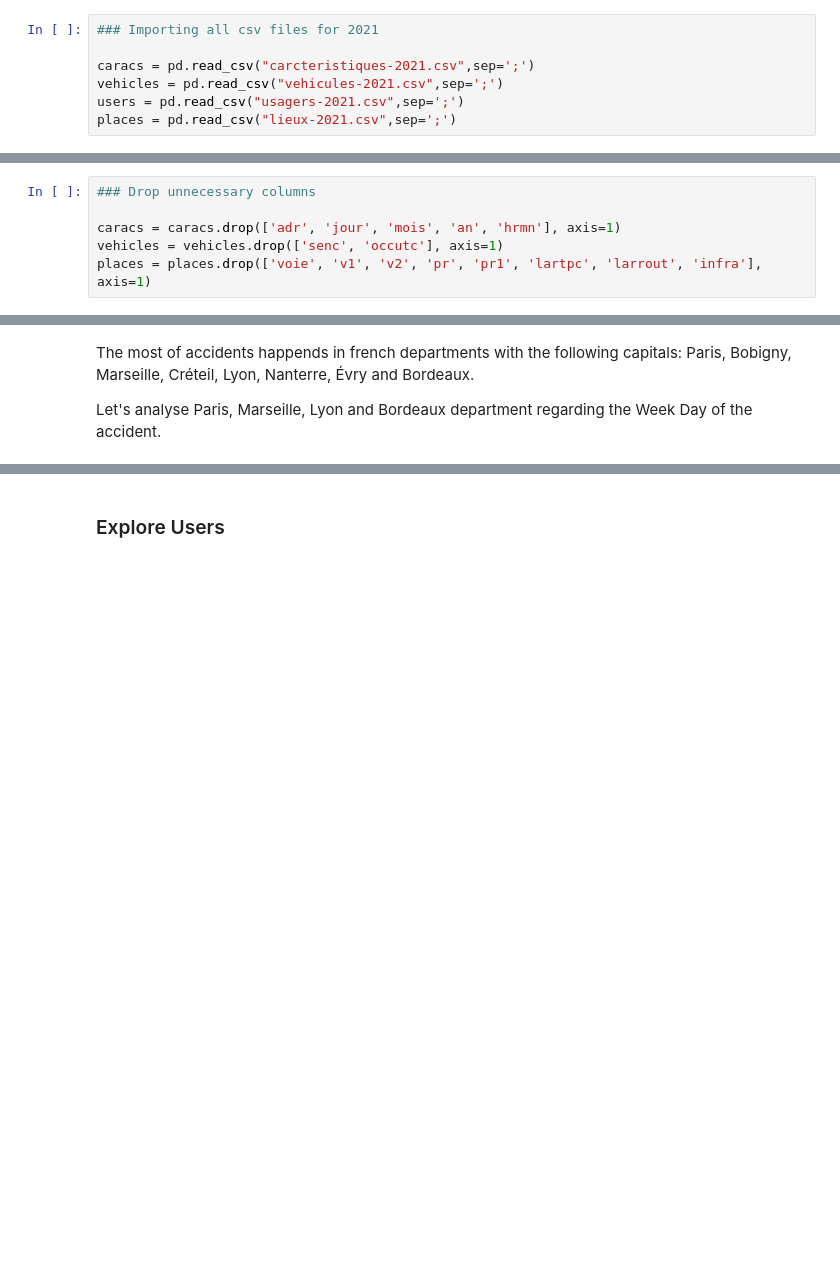
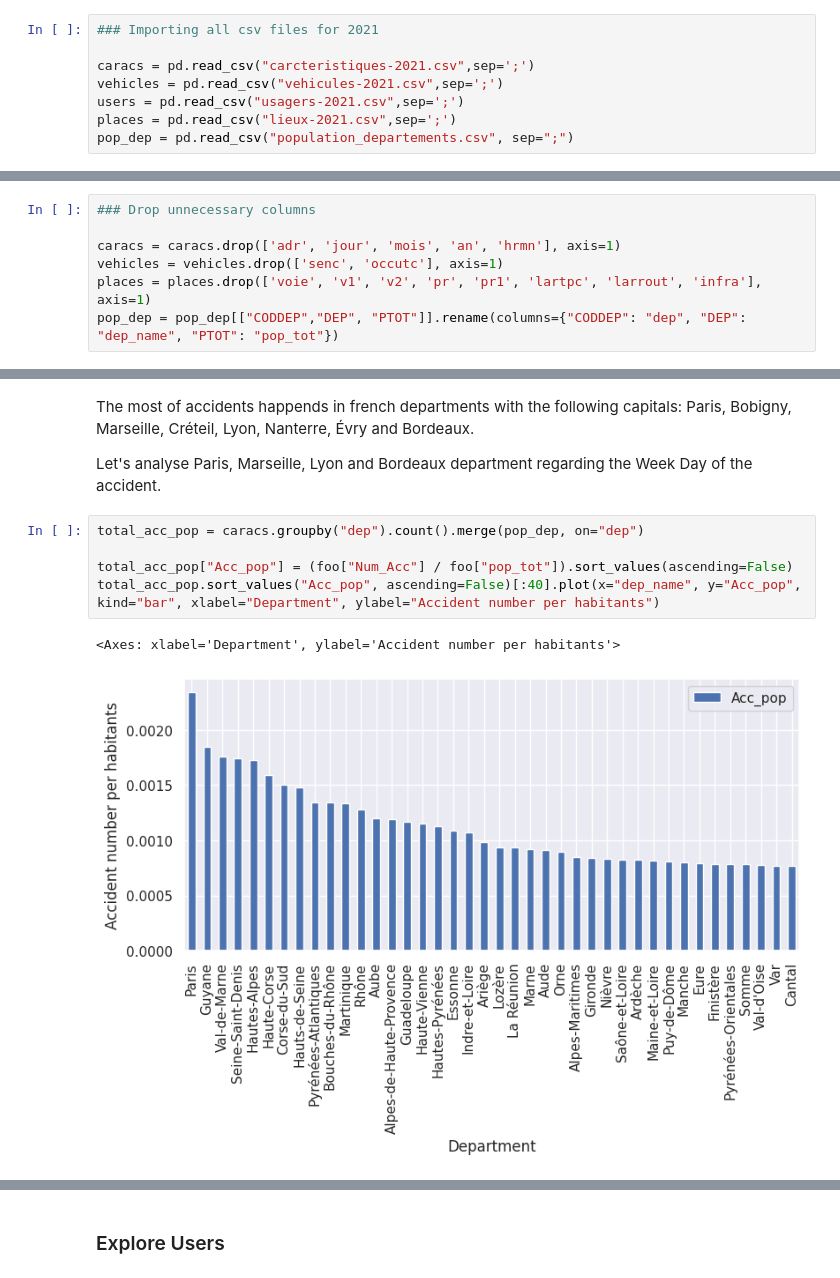
Before and after one commit to rvacheron/road_accidents_eda, a Jupyter notebook: road_accidents_eda.ipynb, the cells around one changed output, grey strips where cells are left out. Drawn from its saved outputs; the diff is of its cells as text; blank space fills up the shorter version.

Commit message:
feat: adds number accident per departement habitants

```diff
--- a/road_accidents_eda.ipynb
+++ b/road_accidents_eda.ipynb
@@ -16,6 +16,7 @@ caracs = pd.read_csv("carcteristiques-2021.csv",sep=';')
 vehicles = pd.read_csv("vehicules-2021.csv",sep=';')
 users = pd.read_csv("usagers-2021.csv",sep=';')
 places = pd.read_csv("lieux-2021.csv",sep=';')
+pop_dep = pd.read_csv("population_departements.csv", sep=";")
 # %% [markdown]
 ### Data cleaning
 # %%
@@ -35,6 +40,7 @@ caracs.long = caracs.long.apply(lambda x: str(x).replace(",", "."))
 caracs = caracs.drop(['adr', 'jour', 'mois', 'an', 'hrmn'], axis=1)
 vehicles = vehicles.drop(['senc', 'occutc'], axis=1)
 places = places.drop(['voie', 'v1', 'v2', 'pr', 'pr1', 'lartpc', 'larrout', 'infra'], axis=1)
+pop_dep = pop_dep[["CODDEP","DEP", "PTOT"]].rename(columns={"CODDEP": "dep", "DEP": "dep_name", "PTOT": "pop_tot"})
 # %% [markdown]
 ### Table views
 # %%
@@ -216,6 +238,14 @@ plt.show();
 The most of accidents happends in french departments with the following capitals: Paris, Bobigny, Marseille, Créteil, Lyon, Nanterre, Évry and Bordeaux.
 
 Let's analyse Paris, Marseille, Lyon and Bordeaux department regarding the Week Day of the accident.
+# %%
+total_acc_pop = caracs.groupby("dep").count().merge(pop_dep, on="dep")
+
+total_acc_pop["Acc_pop"] = (foo["Num_Acc"] / foo["pop_tot"]).sort_values(ascending=False)
+total_acc_pop.sort_values("Acc_pop", ascending=False)[:40].plot(x="dep_name", y="Acc_pop", kind="bar", xlabel="Department", ylabel="Accident number per habitants")
+# %% [output]
+<Axes: xlabel='Department', ylabel='Accident number per habitants'>
+[figure, added]
 # %%
 df = caracs[caracs.dep.isin(['75', '33', '69', '13'])][['weekday', 'dep', 'Num_Acc']].groupby(['weekday', 'dep']).count()
 
```
Also changed, not shown: parts of 11 cells of this notebook, 1 other file.
